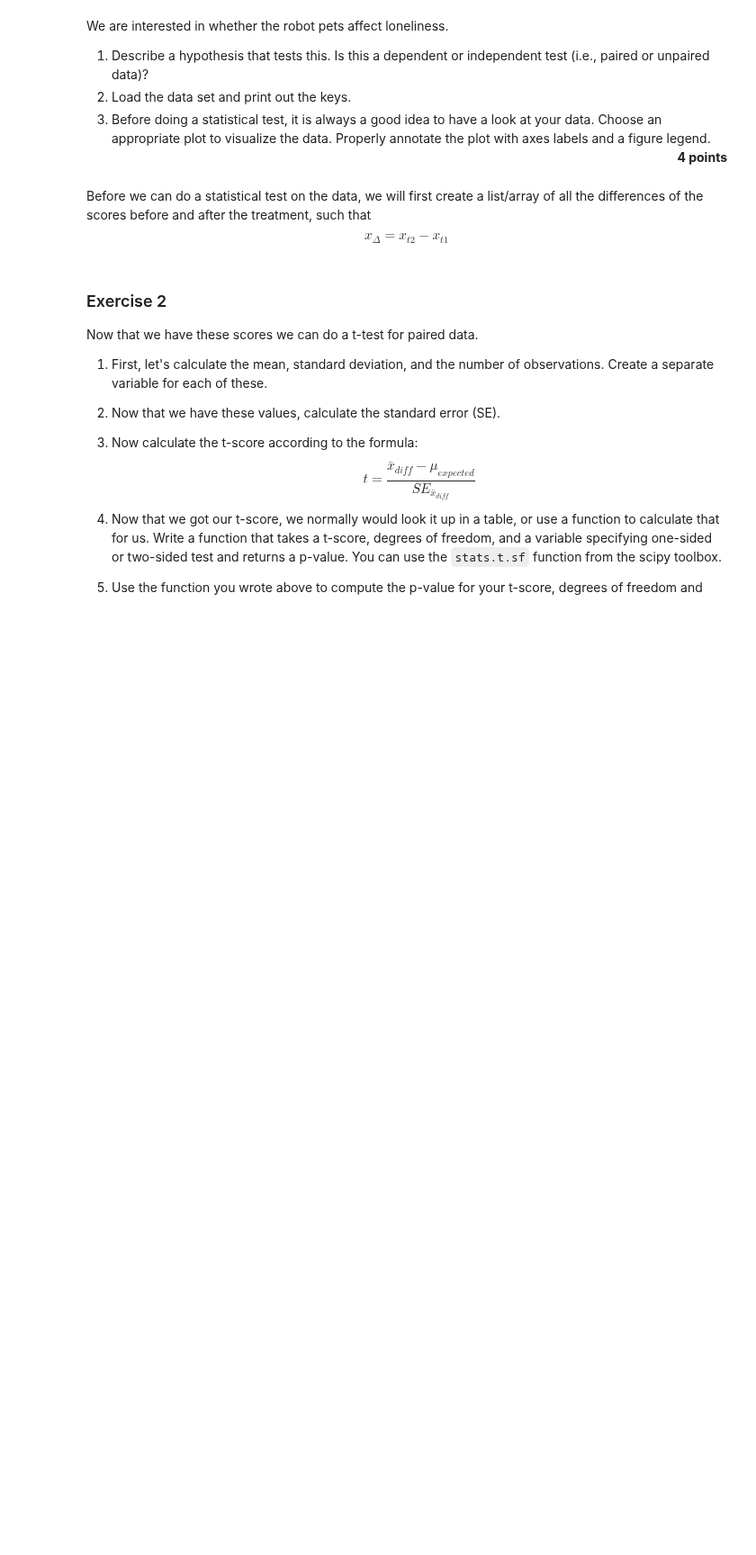
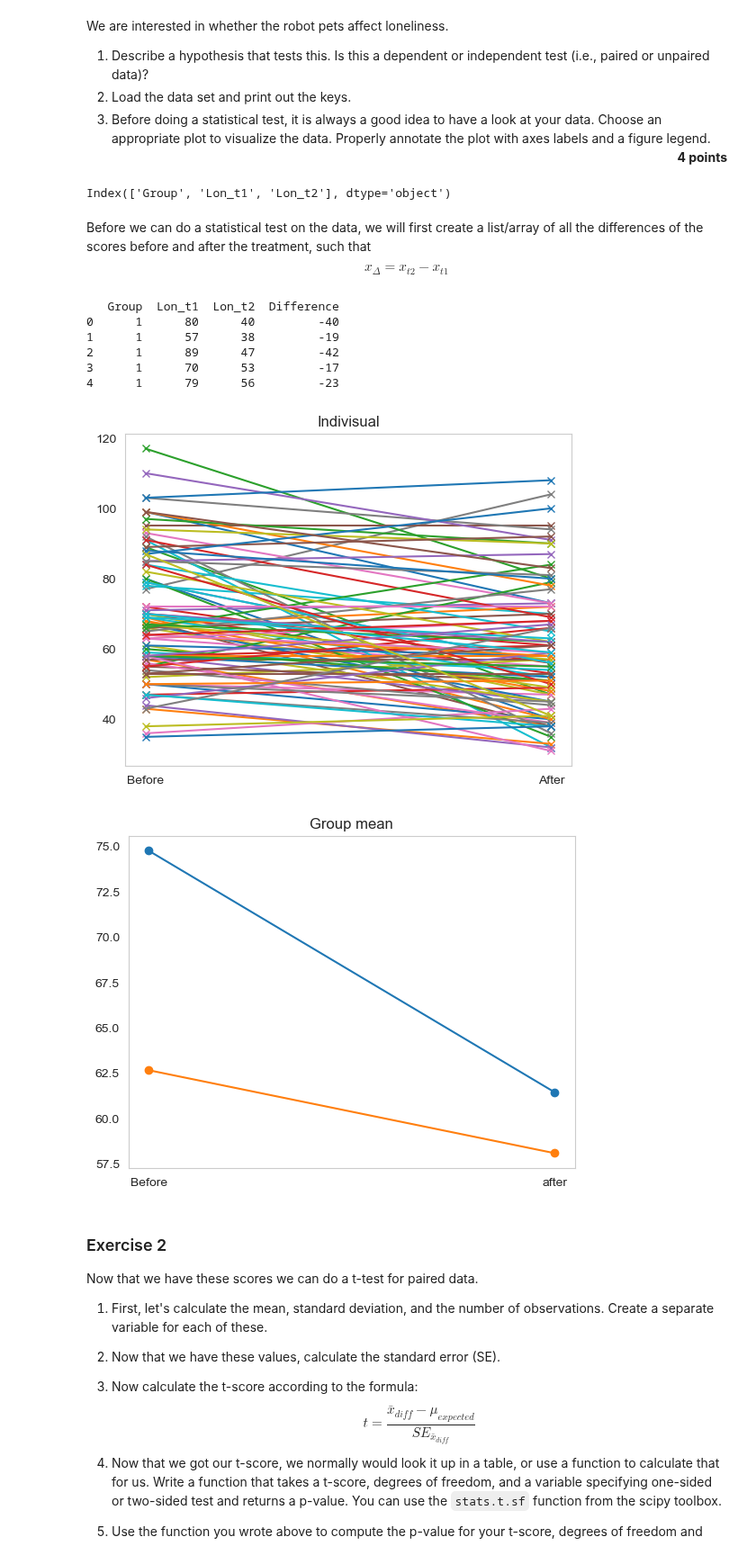
Before and after one commit to felixleopold/Frequentist-Statistics, a Jupyter notebook: FS_Assignment3/Assignment3.ipynb, the cells around one changed output. Shown at 90% size. Cells and saved outputs as stored; diff of their text form; code cells hidden in the pictures; blank space fills up the shorter version.

```diff
--- a/FS_Assignment3/Assignment3.ipynb
+++ b/FS_Assignment3/Assignment3.ipynb
@@ -28,2 +35,8 @@ We are interested in whether the robot pets affect loneliness.
 # %%
 # your code/answer here
+#Answer2.
+dataframe = pd.read_csv('Loneliness.csv')
+
+print(dataframe.columns)
+# %% [output]
+Index(['Group', 'Lon_t1', 'Lon_t2'], dtype='object')
@@ -36,3 +45,42 @@ Before we can do a statistical test on the data, we will first create a list/arr
+# %%
+# your code/answer here
+#Answer3.
+#xΔ = xt2 - xt1
+#xΔ difference
+#xt2 After using Robot Pet
+#xt1 Before using Robot Pet
+
+dataframe["Difference"] = dataframe["Lon_t2"] - dataframe["Lon_t1"]
+print(dataframe.head())
+
+#Indivisual result
+for i in range(len(dataframe)):
+    group = dataframe.loc[i, "Group"]
+    plt.plot(["Before", "After"],
+             [dataframe.loc[i, "Lon_t1"], dataframe.loc[i, "Lon_t2"]], marker="x")
+
+plt.grid()
+plt.title("Indivisual")
+plt.show()
+
+#Group mean result
+for group in [1, 2]:
+    group_data = dataframe[dataframe["Group"] == group]
+    plt.plot(["Before", "after"],
+             [group_data['Lon_t1'].mean(), group_data['Lon_t2'].mean()],marker='o')
+
+plt.grid()
+plt.title("Group mean")
+plt.show()
+# %% [output]
+   Group  Lon_t1  Lon_t2  Difference
+0      1      80      40         -40
+1      1      57      38         -19
+2      1      89      47         -42
+3      1      70      53         -17
+4      1      79      56         -23
+[figure, added]
+[figure, added]
 # %% [markdown]
 ### Exercise 2
 
```
Also changed, not shown: parts of 23 cells of this notebook, 1 other file.
